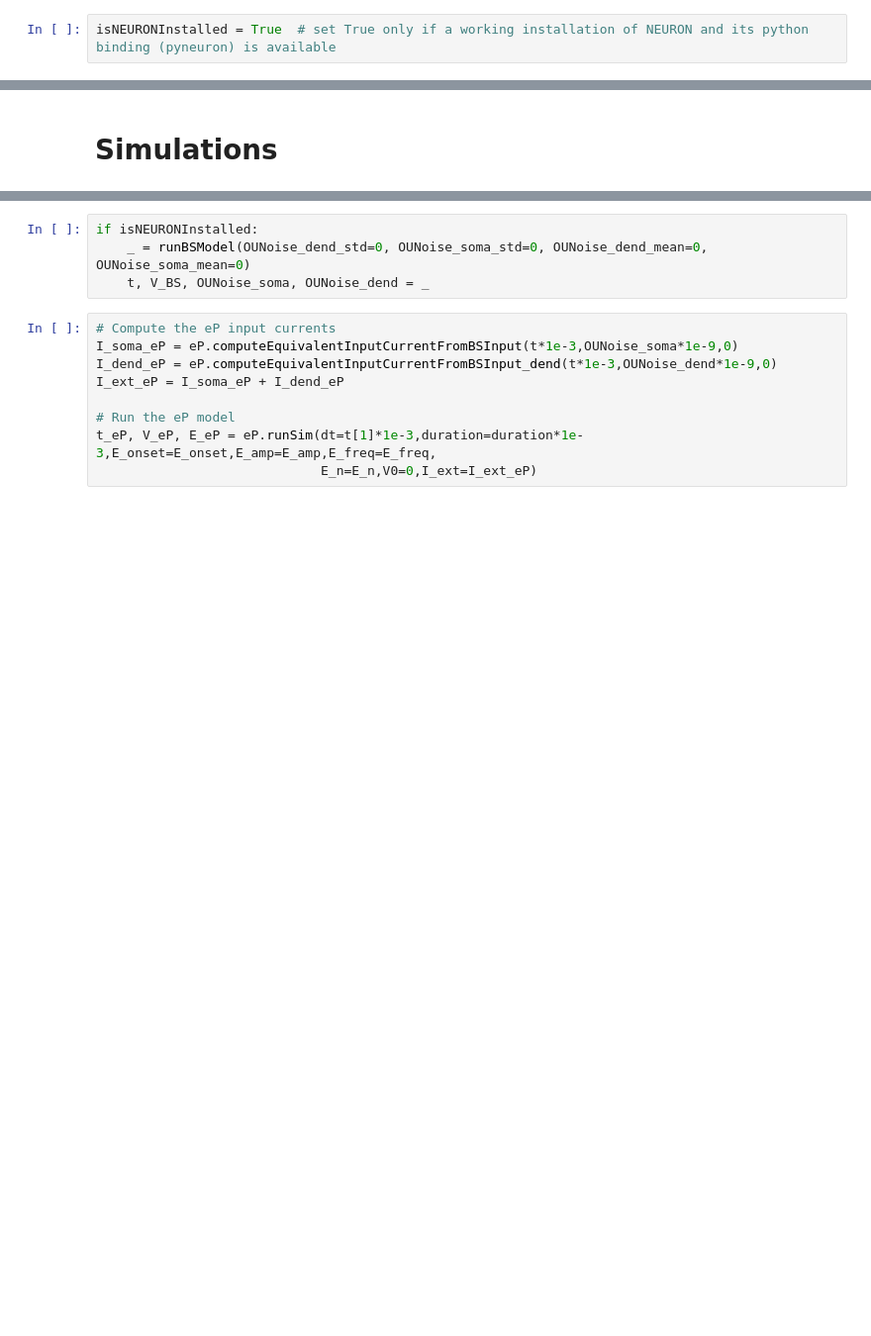
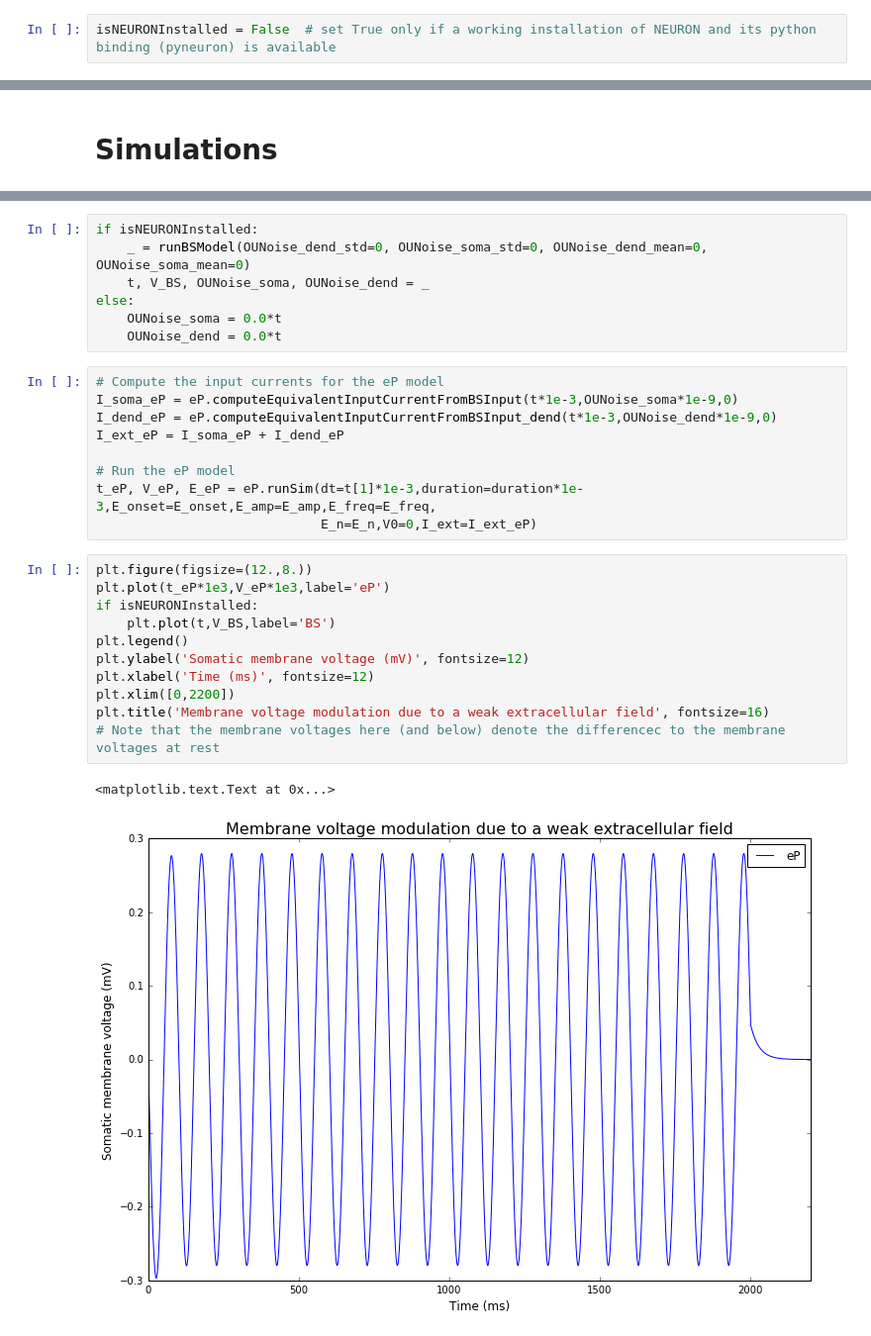
Before and after one commit to nigroup/IF_extension, a Jupyter notebook: run_BS_and_eP_models.ipynb, the cells around one changed output, grey strips where cells are left out. Shown at 99% size. Saved outputs shown, nothing was run; the diff lists cells and outputs as text; blank space fills up the shorter version.

```diff
--- a/run_BS_and_eP_models.ipynb
+++ b/run_BS_and_eP_models.ipynb
@@ -7,7 +7,7 @@ from ePModel import ePModel
 # %%
 %matplotlib inline
 # %%
-isNEURONInstalled = True  # set True only if a working installation of NEURON and its python binding (pyneuron) is available
+isNEURONInstalled = False  # set True only if a working installation of NEURON and its python binding (pyneuron) is available
 # %% [markdown]
 # Simulation parameters
 # %%
@@ -278,8 +276,11 @@ def runBSModel(duration=duration,
 if isNEURONInstalled:
     _ = runBSModel(OUNoise_dend_std=0, OUNoise_soma_std=0, OUNoise_dend_mean=0, OUNoise_soma_mean=0)
     t, V_BS, OUNoise_soma, OUNoise_dend = _
+else:
+    OUNoise_soma = 0.0*t
+    OUNoise_dend = 0.0*t
 # %%
-# Compute the eP input currents
+# Compute the input currents for the eP model
 I_soma_eP = eP.computeEquivalentInputCurrentFromBSInput(t*1e-3,OUNoise_soma*1e-9,0)
 I_dend_eP = eP.computeEquivalentInputCurrentFromBSInput_dend(t*1e-3,OUNoise_dend*1e-9,0)
 I_ext_eP = I_soma_eP + I_dend_eP
@@ -287,3 +288,17 @@ I_ext_eP = I_soma_eP + I_dend_eP
 # Run the eP model
 t_eP, V_eP, E_eP = eP.runSim(dt=t[1]*1e-3,duration=duration*1e-3,E_onset=E_onset,E_amp=E_amp,E_freq=E_freq,
                              E_n=E_n,V0=0,I_ext=I_ext_eP)
+# %%
+plt.figure(figsize=(12.,8.))
+plt.plot(t_eP*1e3,V_eP*1e3,label='eP')
+if isNEURONInstalled:
+    plt.plot(t,V_BS,label='BS')
+plt.legend()
+plt.ylabel('Somatic membrane voltage (mV)', fontsize=12)
+plt.xlabel('Time (ms)', fontsize=12)
+plt.xlim([0,2200])
+plt.title('Membrane voltage modulation due to a weak extracellular field', fontsize=16)
+# Note that the membrane voltages here (and below) denote the differencec to the membrane voltages at rest
+# %% [output]
+<matplotlib.text.Text at 0x...>
+[figure, added]
```
Also changed, not shown: parts of 36 cells of this notebook, 5 other files.
